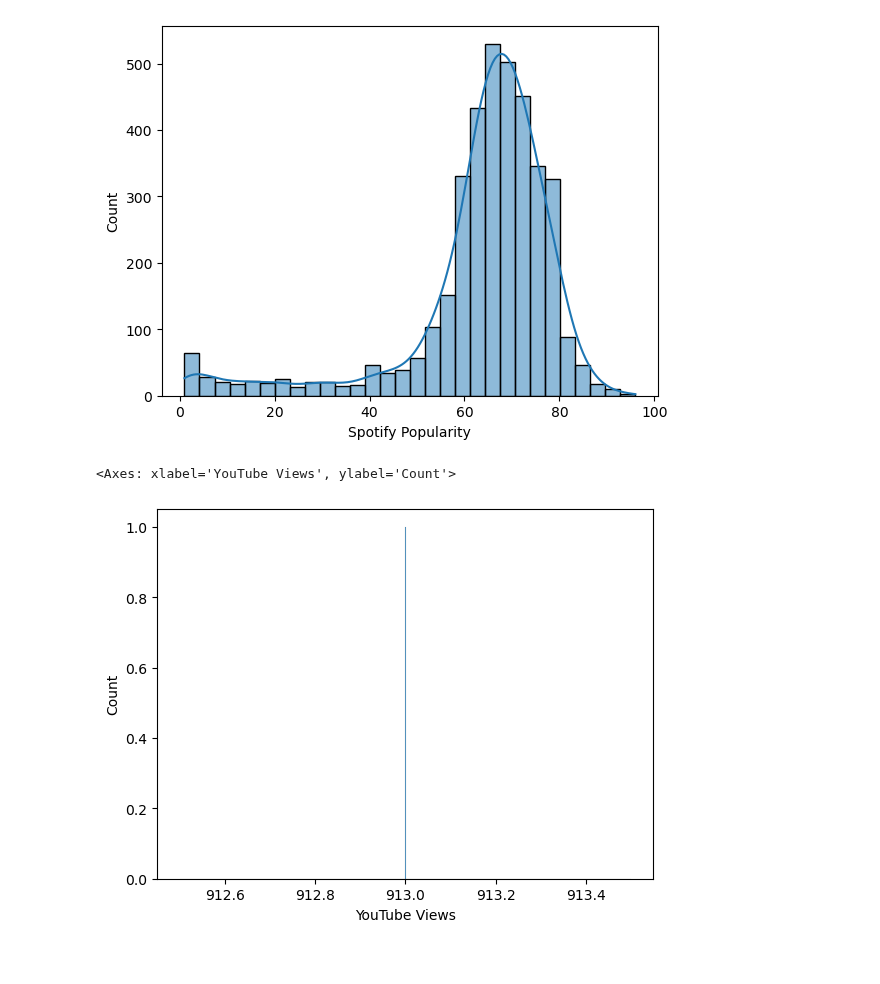
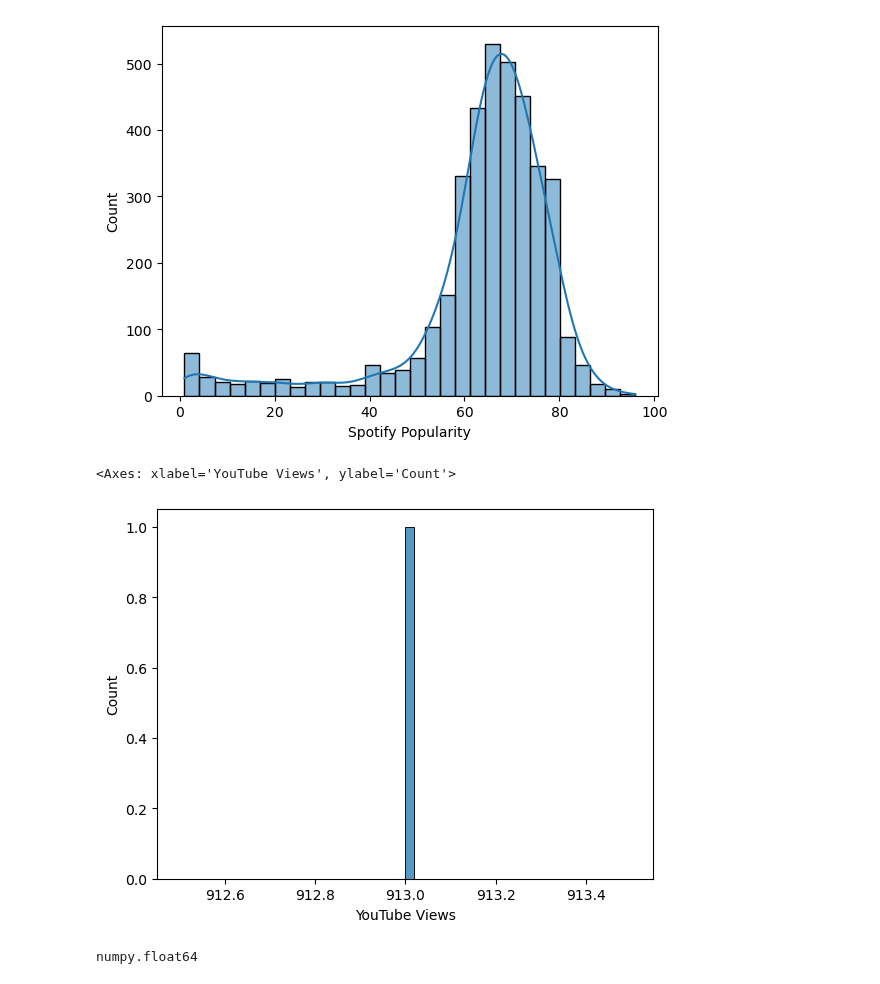
Before and after one commit to whoshilo/AI, a Jupyter notebook: Semester 1/Spotify/Spotify2024.ipynb, the cells around one changed output. Cells and saved outputs as stored; diff of their text form; code cells hidden in the pictures.

Commit message:
hisory chanel graph again

```diff
--- a/Semester 1/Spotify/Spotify2024.ipynb
+++ b/Semester 1/Spotify/Spotify2024.ipynb
@@ -115,7 +150,13 @@ sns.histplot(df['Spotify Popularity'], bins=30, kde=True)
 # %%
 df['YouTube Views'] = pd.to_numeric(df['YouTube Views'], errors='coerce')
 # %%
-sns.histplot(df['YouTube Views'], bins=1000, kde=False)
+sns.histplot(data=df, x="YouTube Views", bins=50)
 # %% [output]
 <Axes: xlabel='YouTube Views', ylabel='Count'>
-[figure, old version]
+[figure, new version]
+# %%
+df["Spotify Streams"] = df["Spotify Streams"].str.replace(',', '')
+df["Spotify Streams"] = pd.to_numeric(df["Spotify Streams"], errors="coerce")
+type(df.loc[0]["Spotify Streams"])
+# %% [output]
+numpy.float64
```
Also changed, not shown: parts of 8 cells of this notebook, 2 other files.
